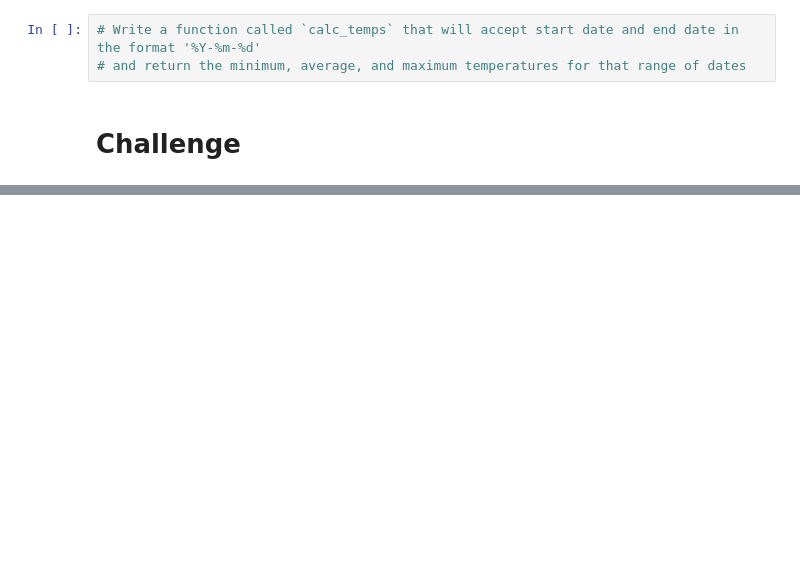
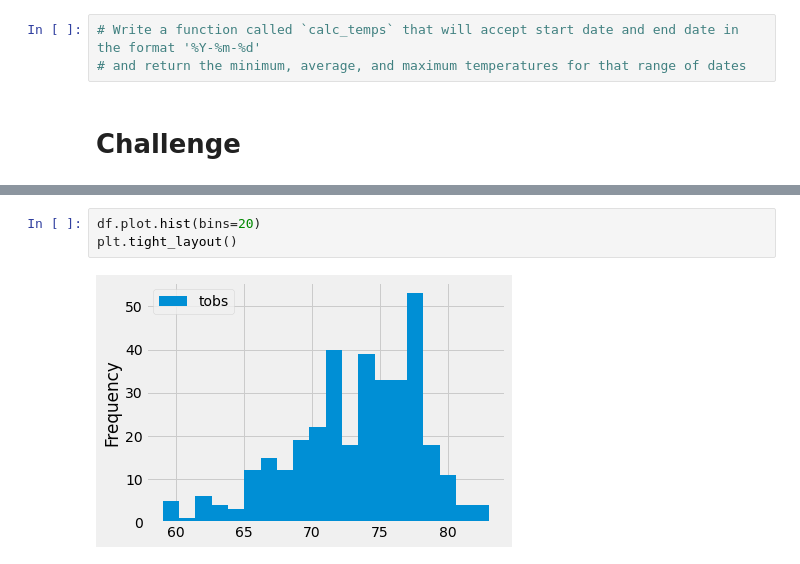
Before and after one commit to ysbcode/surfs_up, a Jupyter notebook: climate_analysis.ipynb, the cells around one changed output, grey strips where cells are left out. Drawn from its saved outputs; the diff is of its cells as text; blank space fills up the shorter version.

```diff
--- a/climate_analysis.ipynb
+++ b/climate_analysis.ipynb
@@ -77,0 +136,5 @@ df.plot()
+# %%
+df.plot.hist(bins=20)
+plt.tight_layout()
+# %% [output]
+[figure, added]
```
Also changed, not shown: parts of 6 cells of this notebook.
